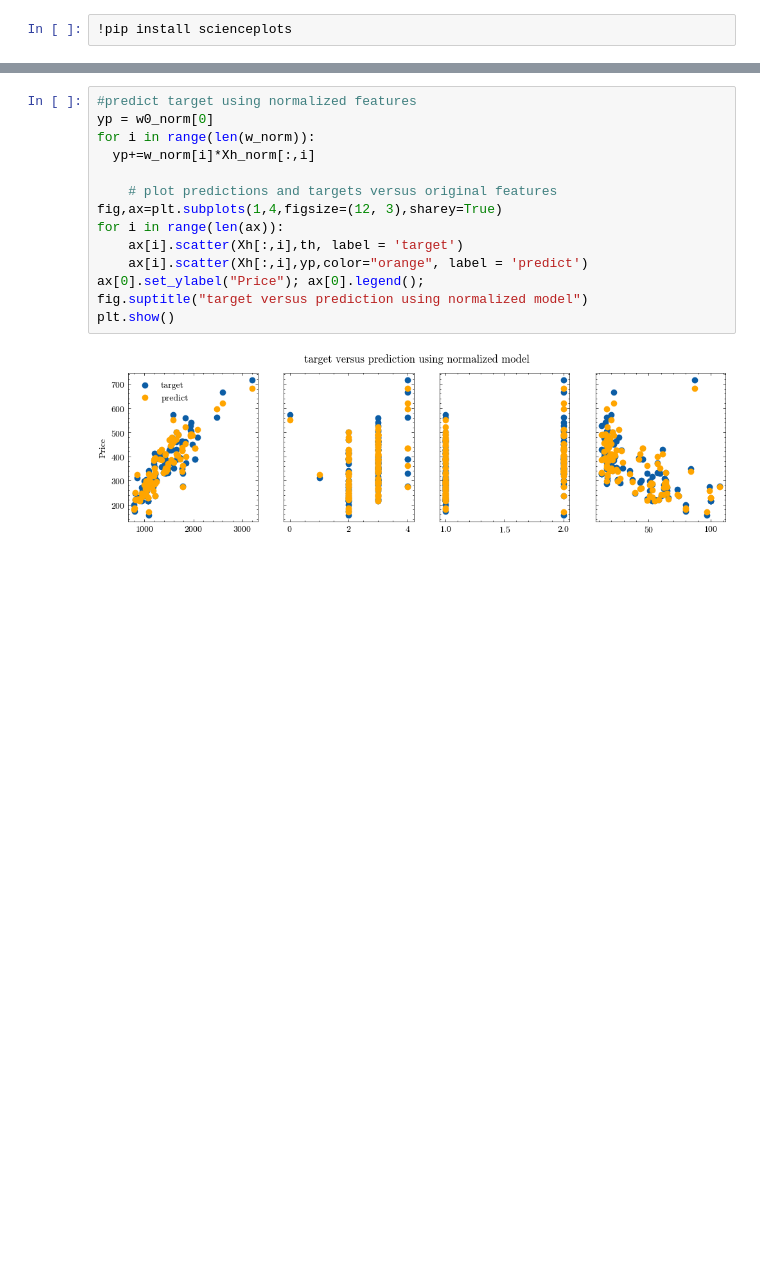
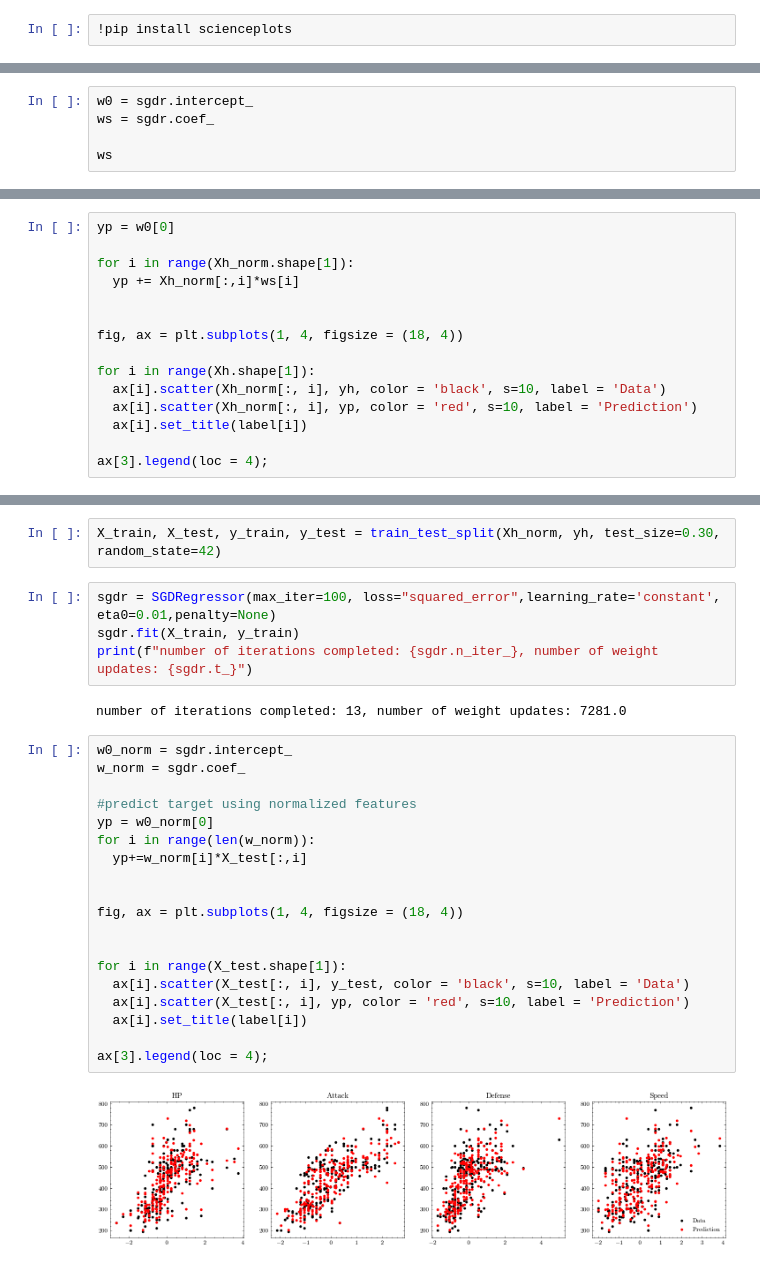
Before and after one commit to DCI-alxogm/ml2023-PotterSR, a Jupyter notebook: Sep8-9/Tarea9Sep.ipynb, the cells around one changed output, grey strips where cells are left out. Drawn from its saved outputs; the diff is of its cells as text; blank space fills up the shorter version.

```diff
--- a/Sep8-9/Tarea9Sep.ipynb
+++ b/Sep8-9/Tarea9Sep.ipynb
@@ -64,0 +74,5 @@ model parameters:  w: [361.84119773], b:[110.62144946 -21.60945128 -32.62700888
+# %%
+w0 = sgdr.intercept_
+ws = sgdr.coef_
+
+ws
@@ -64,0 +81,15 @@ model parameters:  w: [361.84119773], b:[110.62144946 -21.60945128 -32.62700888
+# %%
+yp = w0[0]
+
+for i in range(Xh_norm.shape[1]):
+  yp += Xh_norm[:,i]*ws[i]
+
+
+fig, ax = plt.subplots(1, 4, figsize = (18, 4))
+
+for i in range(Xh.shape[1]):
+  ax[i].scatter(Xh_norm[:, i], yh, color = 'black', s=10, label = 'Data')
+  ax[i].scatter(Xh_norm[:, i], yp, color = 'red', s=10, label = 'Prediction')
+  ax[i].set_title(label[i])
+
+ax[3].legend(loc = 4);
@@ -65,16 +102,29 @@ model parameters:  w: [361.84119773], b:[110.62144946 -21.60945128 -32.62700888
+# %%
+X_train, X_test, y_train, y_test = train_test_split(Xh_norm, yh, test_size=0.30, random_state=42)
+# %%
+sgdr = SGDRegressor(max_iter=100, loss="squared_error",learning_rate='constant', eta0=0.01,penalty=None)
+sgdr.fit(X_train, y_train)
+print(f"number of iterations completed: {sgdr.n_iter_}, number of weight updates: {sgdr.t_}")
+# %% [output]
+number of iterations completed: 13, number of weight updates: 7281.0
 # %%
+w0_norm = sgdr.intercept_
+w_norm = sgdr.coef_
+
 #predict target using normalized features
 yp = w0_norm[0]
 for i in range(len(w_norm)):
-  yp+=w_norm[i]*Xh_norm[:,i]
+  yp+=w_norm[i]*X_test[:,i]
 
-    # plot predictions and targets versus original features
-fig,ax=plt.subplots(1,4,figsize=(12, 3),sharey=True)
-for i in range(len(ax)):
-    ax[i].scatter(Xh[:,i],th, label = 'target')
-    ax[i].scatter(Xh[:,i],yp,color="orange", label = 'predict')
-ax[0].set_ylabel("Price"); ax[0].legend();
-fig.suptitle("target versus prediction using normalized model")
-plt.show()
+
+fig, ax = plt.subplots(1, 4, figsize = (18, 4))
+
+
+for i in range(X_test.shape[1]):
+  ax[i].scatter(X_test[:, i], y_test, color = 'black', s=10, label = 'Data')
+  ax[i].scatter(X_test[:, i], yp, color = 'red', s=10, label = 'Prediction')
+  ax[i].set_title(label[i])
+
+ax[3].legend(loc = 4);
 # %% [output]
-[figure, old version]
+[figure, new version]
```
Also changed, not shown: parts of 46 cells of this notebook.
